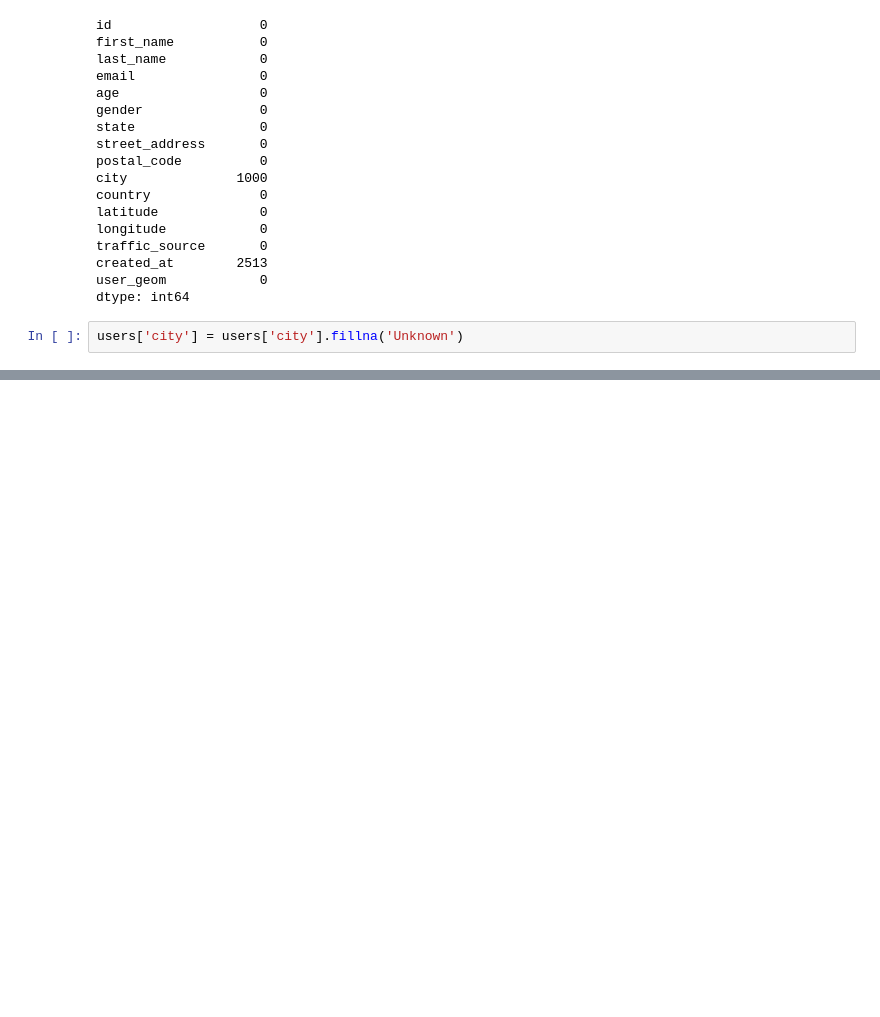
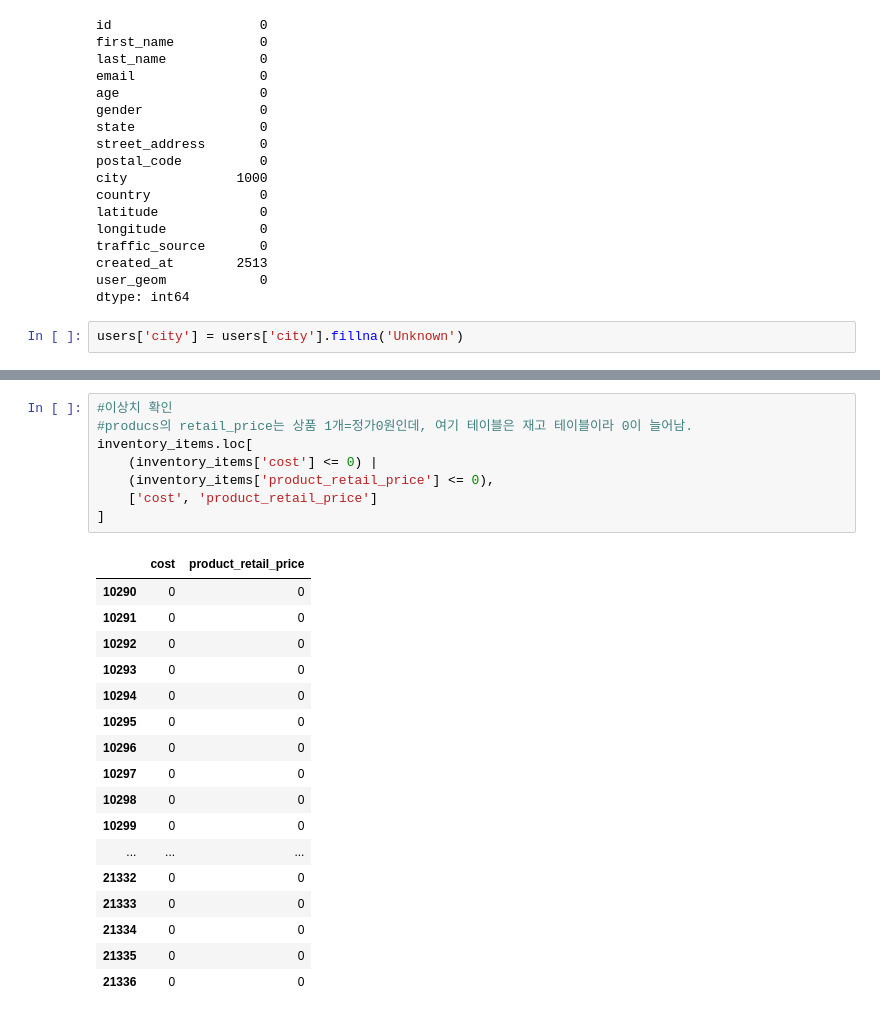
Before and after one commit to sonjiwoo-creator/lookdf, a Jupyter notebook: test.ipynb, the cells around one changed output, grey strips where cells are left out. Cells and saved outputs as stored; diff of their text form; blank space fills up the shorter version.

```diff
--- a/test.ipynb
+++ b/test.ipynb
@@ -612,0 +861,26 @@ users['city'] = users['city'].fillna('Unknown')
+# %%
+#이상치 확인
+#producs의 retail_price는 상품 1개=정가0원인데, 여기 테이블은 재고 테이블이라 0이 늘어남.
+inventory_items.loc[
+    (inventory_items['cost'] <= 0) |
+    (inventory_items['product_retail_price'] <= 0),
+    ['cost', 'product_retail_price']
+]
+# %% [output]
+|  | cost | product_retail_price |
+| 10290 | 0 | 0 |
+| 10291 | 0 | 0 |
+| 10292 | 0 | 0 |
+| 10293 | 0 | 0 |
+| 10294 | 0 | 0 |
+| 10295 | 0 | 0 |
+| 10296 | 0 | 0 |
+| 10297 | 0 | 0 |
+| 10298 | 0 | 0 |
+| 10299 | 0 | 0 |
+| ... | ... | ... |
+| 21332 | 0 | 0 |
+| 21333 | 0 | 0 |
+| 21334 | 0 | 0 |
+| 21335 | 0 | 0 |
+| 21336 | 0 | 0 |
```
Also changed, not shown: parts of 59 cells of this notebook.
